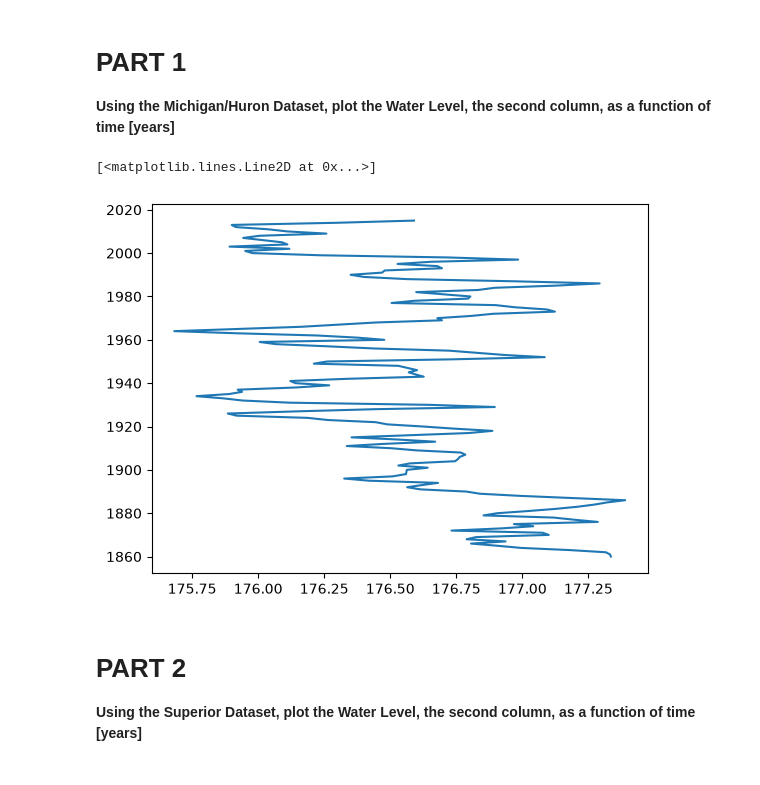
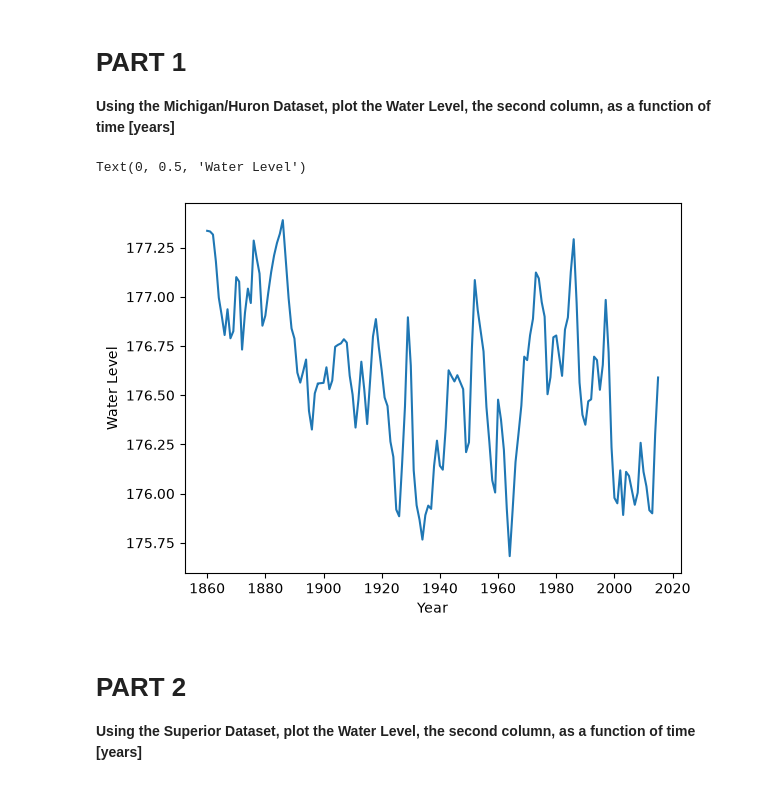
Before and after one commit to ChrSch6767/CMSE202_Git_Started, a Jupyter notebook: Great_Lakes_and_Grand_River.ipynb, the cells around one changed output. Saved outputs shown, nothing was run; the diff lists cells and outputs as text; code cells hidden in the pictures.

```diff
--- a/Great_Lakes_and_Grand_River.ipynb
+++ b/Great_Lakes_and_Grand_River.ipynb
@@ -31,13 +31,14 @@ This notebook **might look very familiar!** It is based off a CMSE 201 assignmen
 # %%
 # Insert Code Here
 MHU = pd.read_csv("data/mhu.csv")
 MHUyear = MHU.iloc[:,0]
 MHUwater = MHU.iloc[:,1]
-plt.plot(MHUyear,MHUyear)
-plt
+plt.plot(MHUyear,MHUwater)
+plt.xlabel('Year')
+plt.ylabel('Water Level')
 # %% [output]
-[<matplotlib.lines.Line2D at 0x...>]
+Text(0, 0.5, 'Water Level')
-[figure, old version]
+[figure, new version]
 # %% [markdown]
 # PART 2
 
```
